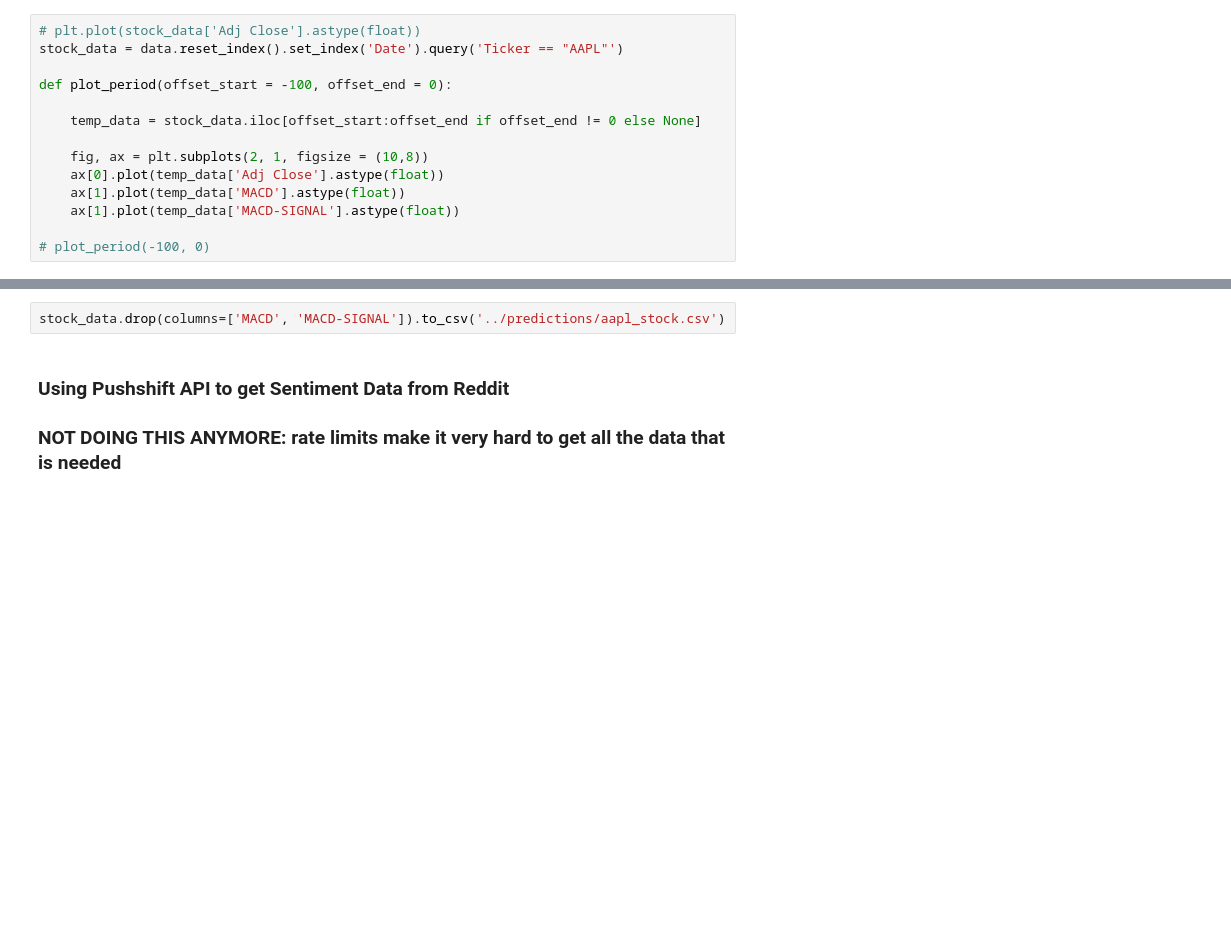
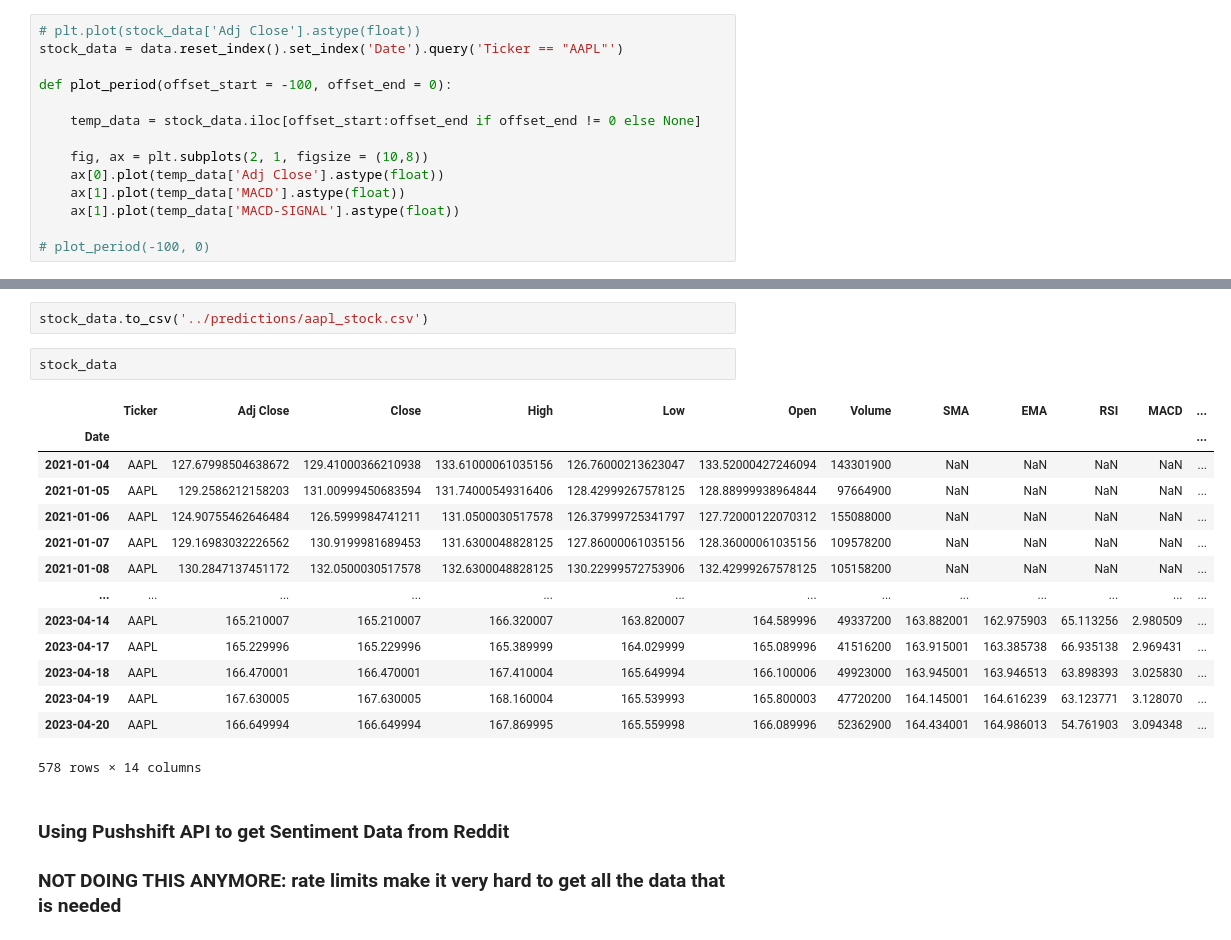
Before and after one commit to thabat12/stock_predictions, a Jupyter notebook: data_preparation/yfinance_data_preparation.ipynb, the cells around one changed output, grey strips where cells are left out. Drawn from its saved outputs; the diff is of its cells as text; blank space fills up the shorter version.

```diff
--- a/data_preparation/yfinance_data_preparation.ipynb
+++ b/data_preparation/yfinance_data_preparation.ipynb
@@ -331,5 +340,22 @@ fig.subplots_adjust(hspace=1)
 # %%
-stock_data.drop(columns=['MACD', 'MACD-SIGNAL']).to_csv('../predictions/aapl_stock.csv')
+stock_data.to_csv('../predictions/aapl_stock.csv')
+# %%
+stock_data
+# %% [output]
+|  | Ticker | Adj Close | Close | High | Low | Open | Volume | SMA | EMA | RSI | MACD | ... |
+| Date |  |  |  |  |  |  |  |  |  |  |  | ... |
+| 2021-01-04 | AAPL | 127.67998504638672 | 129.41000366210938 | 133.61000061035156 | 126.76000213623047 | 133.52000427246094 | 143301900 | NaN | NaN | NaN | NaN | ... |
+| 2021-01-05 | AAPL | 129.2586212158203 | 131.00999450683594 | 131.74000549316406 | 128.42999267578125 | 128.88999938964844 | 97664900 | NaN | NaN | NaN | NaN | ... |
+| 2021-01-06 | AAPL | 124.90755462646484 | 126.5999984741211 | 131.0500030517578 | 126.37999725341797 | 127.72000122070312 | 155088000 | NaN | NaN | NaN | NaN | ... |
+| 2021-01-07 | AAPL | 129.16983032226562 | 130.9199981689453 | 131.6300048828125 | 127.86000061035156 | 128.36000061035156 | 109578200 | NaN | NaN | NaN | NaN | ... |
+| 2021-01-08 | AAPL | 130.2847137451172 | 132.0500030517578 | 132.6300048828125 | 130.22999572753906 | 132.42999267578125 | 105158200 | NaN | NaN | NaN | NaN | ... |
+| ... | ... | ... | ... | ... | ... | ... | ... | ... | ... | ... | ... | ... |
+| 2023-04-14 | AAPL | 165.210007 | 165.210007 | 166.320007 | 163.820007 | 164.589996 | 49337200 | 163.882001 | 162.975903 | 65.113256 | 2.980509 | ... |
+| 2023-04-17 | AAPL | 165.229996 | 165.229996 | 165.389999 | 164.029999 | 165.089996 | 41516200 | 163.915001 | 163.385738 | 66.935138 | 2.969431 | ... |
+| 2023-04-18 | AAPL | 166.470001 | 166.470001 | 167.410004 | 165.649994 | 166.100006 | 49923000 | 163.945001 | 163.946513 | 63.898393 | 3.025830 | ... |
+| 2023-04-19 | AAPL | 167.630005 | 167.630005 | 168.160004 | 165.539993 | 165.800003 | 47720200 | 164.145001 | 164.616239 | 63.123771 | 3.128070 | ... |
+| 2023-04-20 | AAPL | 166.649994 | 166.649994 | 167.869995 | 165.559998 | 166.089996 | 52362900 | 164.434001 | 164.986013 | 54.761903 | 3.094348 | ... |
+578 rows × 14 columns
 # %% [markdown]
 <h3>Using Pushshift API to get Sentiment Data from Reddit</h3>
 <h3>NOT DOING THIS ANYMORE: rate limits make it very hard to get all the data that is needed</h3>
```
Also changed, not shown: parts of 2 cells of this notebook, 2 other files.
